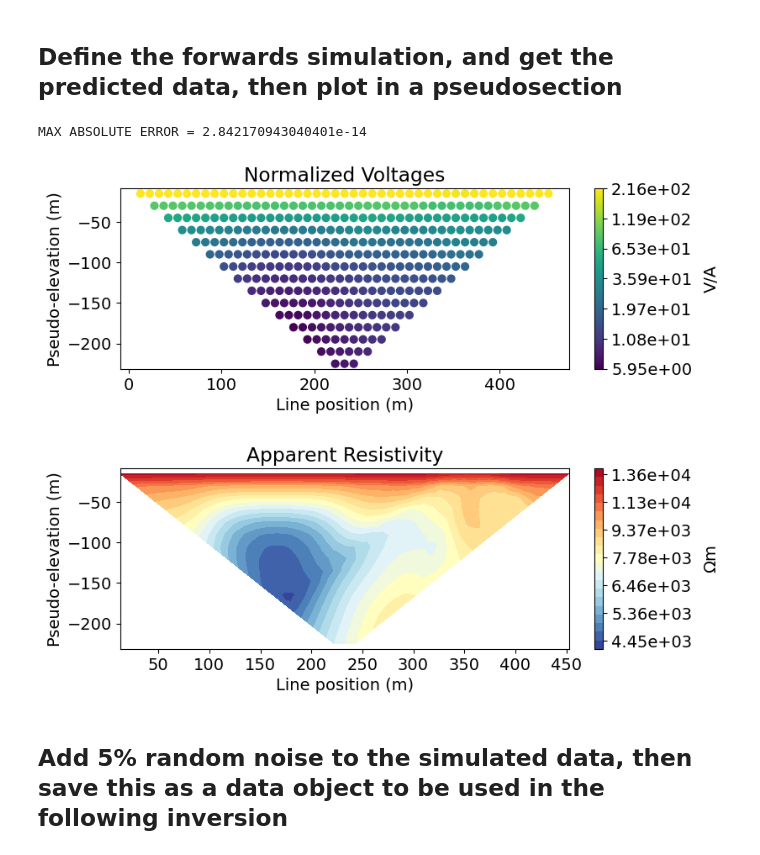
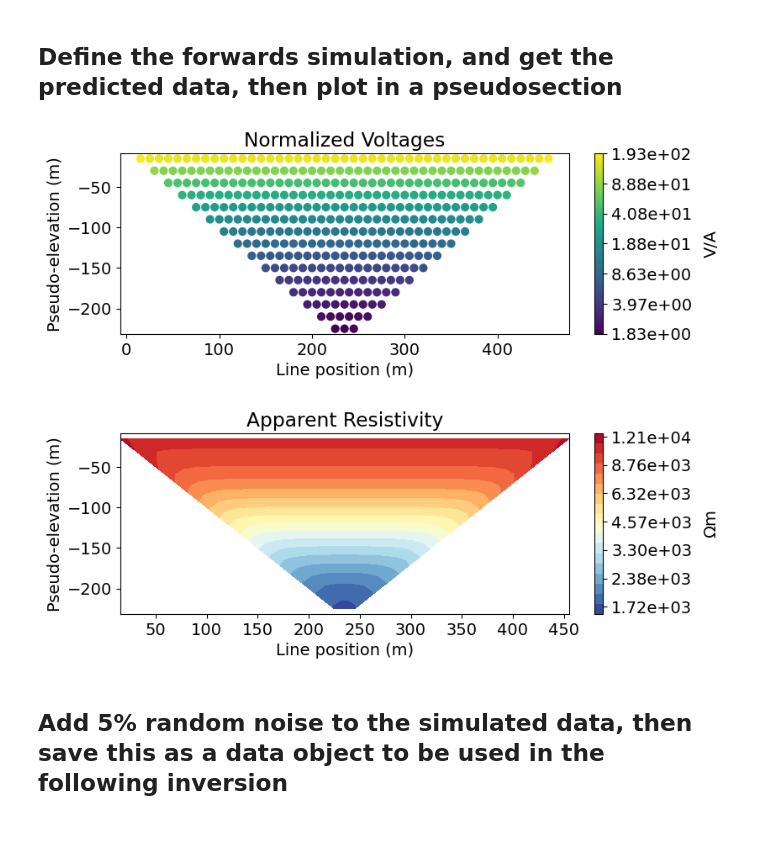
Before and after one commit to CaraBGJames/eosc-556-project, a Jupyter notebook: new_inversion.ipynb, the cells around one changed output. Cells and saved outputs as stored; diff of their text form; code cells hidden in the pictures.

Commit message:
Inversion working - log resisitvitiy!

```diff
--- a/new_inversion.ipynb
+++ b/new_inversion.ipynb
@@ -184,9 +196,6 @@ plt.show()
 # %% [markdown]
 ## Define the active cells (not air) and then build my synthetic resistivity model
 # %%
-# Indices of the active mesh cells from topography (e.g. cells below surface)
-active_cells = active_from_xyz(mesh, topo_2d)
-
 # number of active cells
 n_active = np.sum(active_cells)
 # %%
@@ -222,9 +236,9 @@ conductivity_model = 1 / resistivity_model
 ## Map the resistivity model to the mesh cell locations
 # %%
 # Conductivity map. Model parameters are conductivities for all active cells.
-conductivity_map = maps.InjectActiveCells(mesh, active_cells, 1 / air_resistivity)
-
-resistivity_map = maps.InjectActiveCells(mesh, active_cells, air_resistivity)
+log_resistivity_map = maps.InjectActiveCells(
+    mesh, active_cells, np.log(air_resistivity)
+) * maps.ExpMap(nP=n_active)
 # %%
 # Generate a mapping to ignore inactice cells in plot
 plotting_map = maps.InjectActiveCells(mesh, active_cells, np.nan)
@@ -262,63 +276,49 @@ survey.drape_electrodes_on_topography(mesh, active_cells, option="top")
 # %% [markdown]
 ## Define the forwards simulation, and get the predicted data, then plot in a pseudosection
 # %%
-# DC simulation for a conductivity model, StoreJ stores Jacobian and speeds up inversion later!
-simulation_con = dc.simulation_2d.Simulation2DNodal(
-    mesh, survey=survey, sigmaMap=conductivity_map, storeJ=True
+# DC simulation for a log resistivity model
+simulation = dc.simulation_2d.Simulation2DNodal(
+    mesh, survey=survey, rhoMap=log_resistivity_map, storeJ=True
 )
 
-# DC simulation for a resistivity model
-simulation_res = dc.simulation_2d.Simulation2DNodal(
-    mesh, survey=survey, rhoMap=resistivity_map, storeJ=True
-)
-
-# survey.set_geometric_factor(space_type="half-space")
-
-dpred_con = simulation_con.dpred(conductivity_model)
-dpred_res = simulation_res.dpred(resistivity_model)
+dpred = simulation.dpred(log_resistivity_model)
-# %%
-# Show that using either a resistivity or conductivity model gives the same (computationally) output
-print("MAX ABSOLUTE ERROR = {}".format(np.max(np.abs(dpred_con - dpred_res))))
-# %% [output]
-MAX ABSOLUTE ERROR = 2.842170943040401e-14
 # %%
 # Plot voltages pseudo-section
 fig = plt.figure(figsize=(8, 2.75))
 ax1 = fig.add_axes([0.1, 0.15, 0.75, 0.78])
 plot_pseudosection(
     survey,
-    dobs=np.abs(dpred_res),
+    dobs=np.abs(dpred),
     plot_type="scatter",
     ax=ax1,
     scale="log",
     cbar_label="V/A",
     scatter_opts={"cmap": mpl.cm.viridis},
 )
 ax1.set_title("Normalized Voltages")
 plt.show()
 
 # Get apparent conductivities from volts and survey geometry
-apparent_conductivities = 1 / apparent_resistivity_from_voltage(survey, dpred_con)
-apparent_resistivities = apparent_resistivity_from_voltage(survey, dpred_res)
+apparent_resistivities = apparent_resistivity_from_voltage(survey, dpred)
 
 # Plot apparent conductivity pseudo-section
 fig = plt.figure(figsize=(8, 2.75))
 ax1 = fig.add_axes([0.1, 0.15, 0.75, 0.78])
 plot_pseudosection(
     survey,
     dobs=apparent_resistivities,
     plot_type="contourf",
     ax=ax1,
     scale="log",
     cbar_label="$\Omega$m",
     mask_topography=True,
     contourf_opts={"levels": 20, "cmap": mpl.cm.RdYlBu_r},
 )
 ax1.set_title("Apparent Resistivity")
 plt.show()
 # %% [output]
-[figure, old version]
+[figure, new version]
-[figure, old version]
+[figure, new version]
 # %% [markdown]
 ## Add 5% random noise to the simulated data, then save this as a data object to be used in the following inversion
 # %%
```
Also changed, not shown: parts of 20 cells of this notebook, 8 other files.
